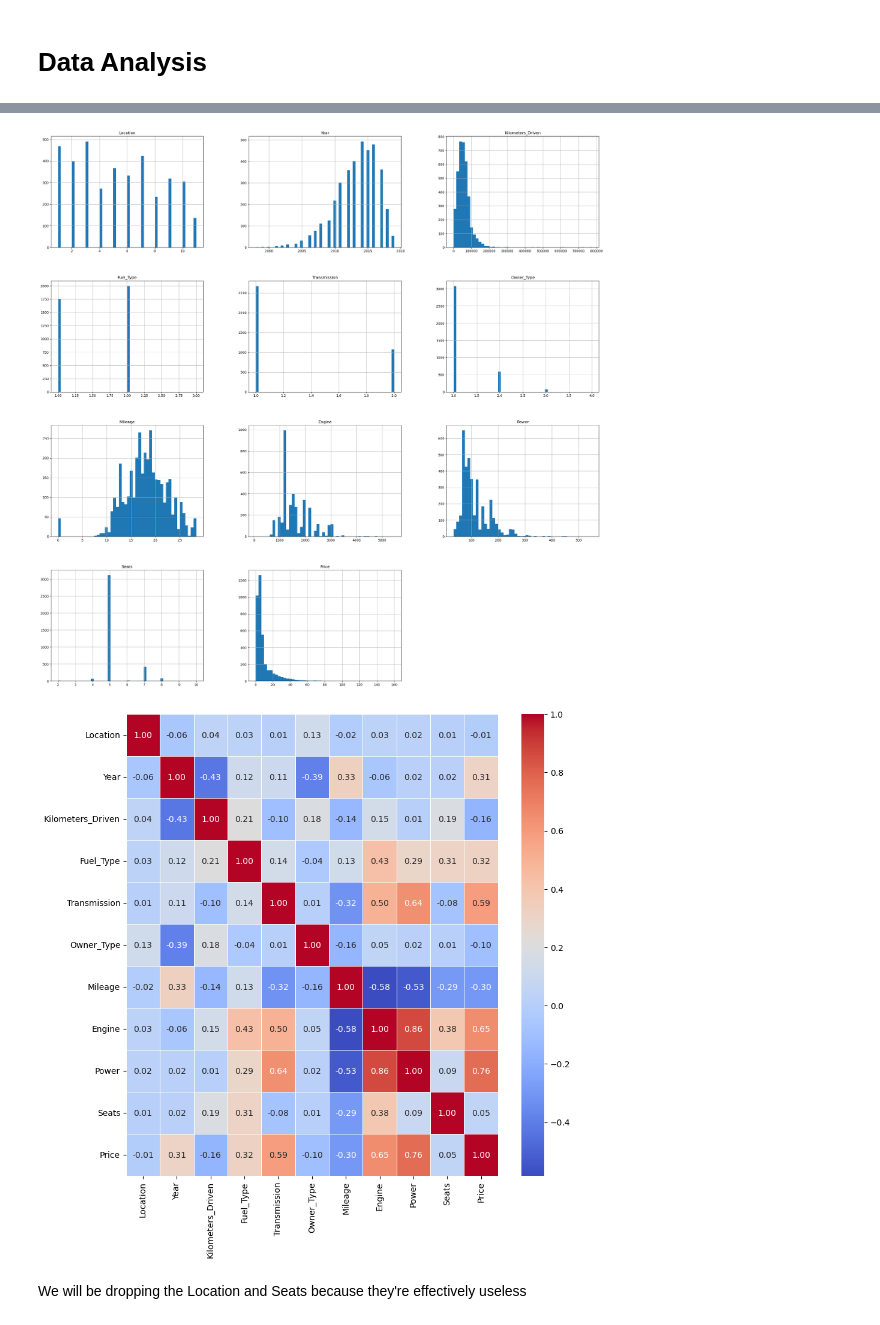
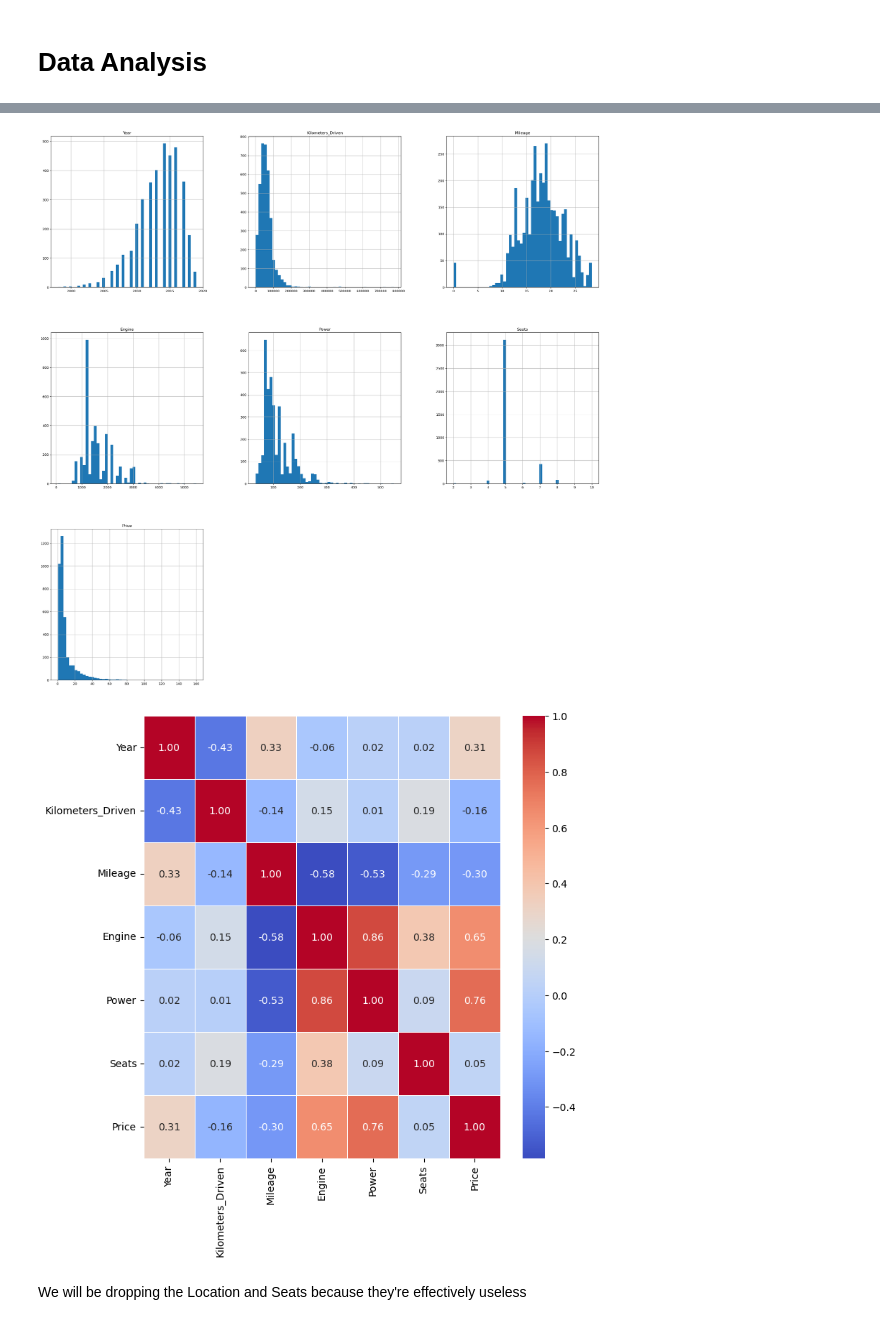
Before and after one commit to Shaurya-Ag/Car_Price_Prediction, a Jupyter notebook: Laboratory.ipynb, the cells around one changed output, grey strips where cells are left out. Cells and saved outputs as stored; diff of their text form; code cells hidden in the pictures.

Commit message:
Updated to One Hot Encoding and Z-Normalisation

```diff
--- a/Laboratory.ipynb
+++ b/Laboratory.ipynb
@@ -90,15 +82,6 @@ Name: count, dtype: int64
 # %% [markdown]
 <h1>Encoding the Data</h1>
 # %%
-def encoder(df,column):
-    keys=df[column].unique()
-    values=list(range(1,len(keys)+1))
-    encoding=dict(map(lambda x:(x[0],x[1]),zip(keys,values)))
-    df[column]=pd.Series(map(lambda x:encoding[x],df[column]))
-    return encoding
-encoding_list=list()
-for i in object_columns:
-    encoding_list.append(encoder(df,i))
-print(encoding_list)
-df.head()
+encoded_data=pd.get_dummies(df,columns=object_columns,drop_first=True)
+encoded_data.head()
 # %% [output]
@@ -112,5 +115,6 @@ df.head()
 # %% [markdown]
 <h1>Data Analysis</h1>
 # %%
+df=encoded_data.copy()
 df.describe()
 # %% [output]
@@ -127,14 +131,14 @@ df.describe()
 df.hist(bins=50,figsize=(30,30))
 plt.show()
 # %% [output]
-[figure, old version]
+[figure, new version]
 # %%
-corr_matrix=df.drop("Name",axis=1).corr()
-plt.figure(figsize=(10,10))
+corr_matrix=df.iloc[:,1:8].corr()
+plt.figure(figsize=(8,8))
 sns.heatmap(corr_matrix,cmap="coolwarm",annot=True,linewidth=0.5,fmt='.2f')
 plt.show()
 # %% [output]
-[figure, old version]
+[figure, new version]
 # %% [markdown]
 <p>We will be dropping the Location and Seats because they're effectively useless</p>
 # %%
```
Also changed, not shown: parts of 11 cells of this notebook.
